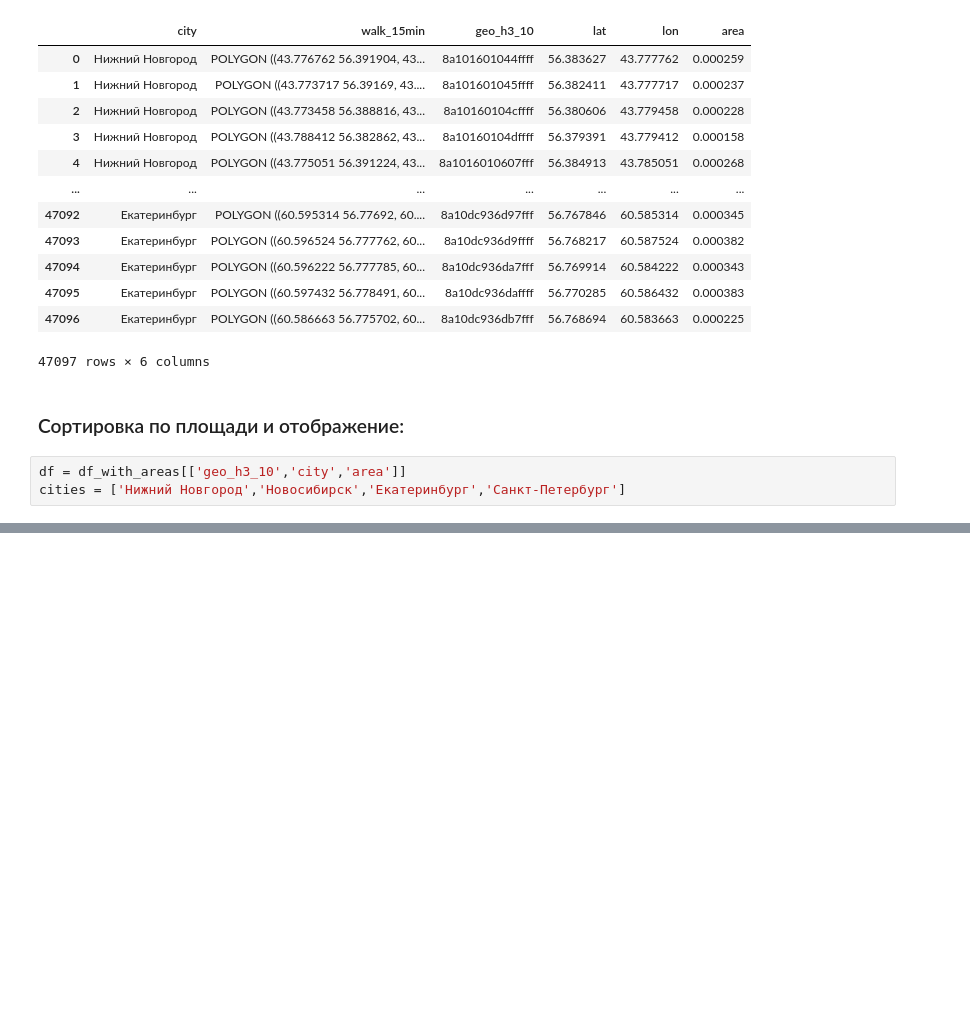
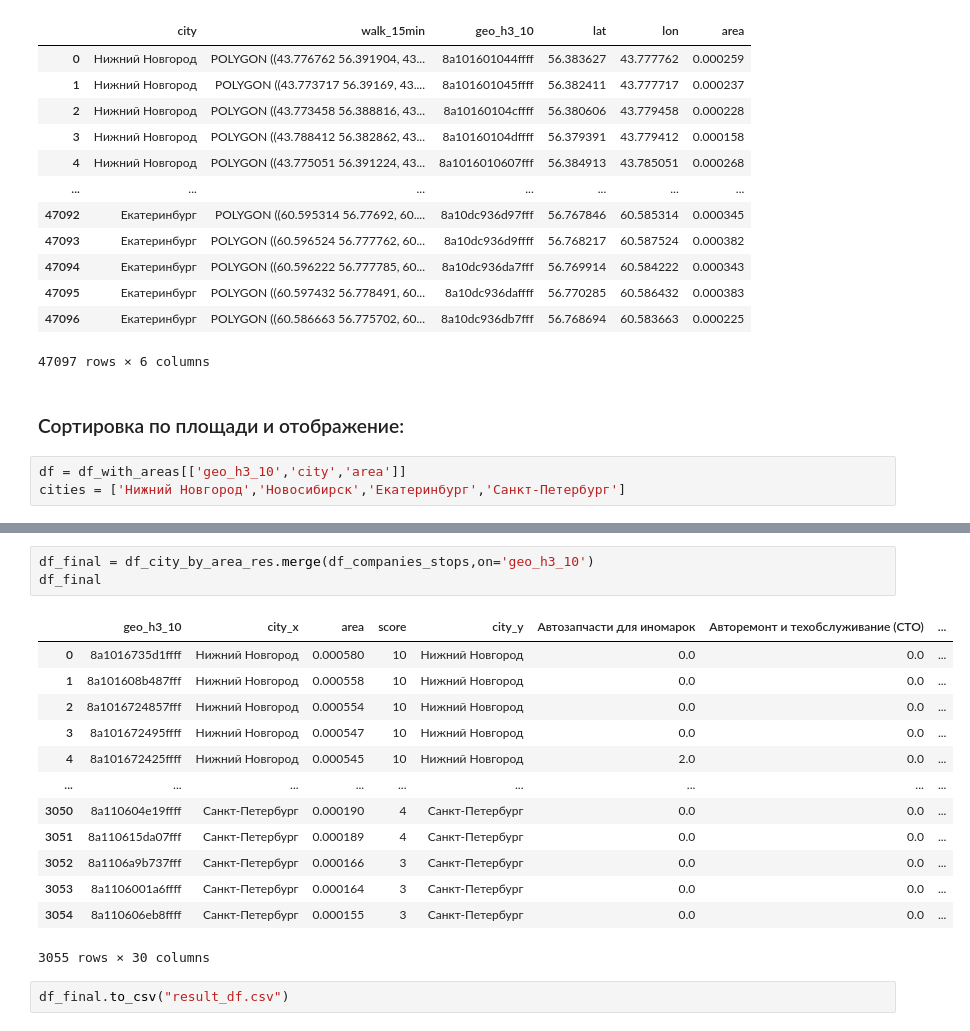
Before and after one commit to vladislav3112/alpha-bank-contest, a Jupyter notebook: result.ipynb, the cells around one changed output, grey strips where cells are left out. Drawn from its saved outputs; the diff is of its cells as text; blank space fills up the shorter version.

```diff
--- a/result.ipynb
+++ b/result.ipynb
@@ -286,0 +349,19 @@ See the caveats in the documentation: https://pandas.pydata.org/pandas-docs/stab
+# %%
+df_final = df_city_by_area_res.merge(df_companies_stops,on='geo_h3_10')
+df_final
+# %% [output]
+|  | geo_h3_10 | city_x | area | score | city_y | Автозапчасти для иномарок | Авторемонт и техобслуживание (СТО) | ... |
+| 0 | 8a1016735d1ffff | Нижний Новгород | 0.000580 | 10 | Нижний Новгород | 0.0 | 0.0 | ... |
+| 1 | 8a101608b487fff | Нижний Новгород | 0.000558 | 10 | Нижний Новгород | 0.0 | 0.0 | ... |
+| 2 | 8a1016724857fff | Нижний Новгород | 0.000554 | 10 | Нижний Новгород | 0.0 | 0.0 | ... |
+| 3 | 8a101672495ffff | Нижний Новгород | 0.000547 | 10 | Нижний Новгород | 0.0 | 0.0 | ... |
+| 4 | 8a101672425ffff | Нижний Новгород | 0.000545 | 10 | Нижний Новгород | 2.0 | 0.0 | ... |
+| ... | ... | ... | ... | ... | ... | ... | ... | ... |
+| 3050 | 8a110604e19ffff | Санкт-Петербург | 0.000190 | 4 | Санкт-Петербург | 0.0 | 0.0 | ... |
+| 3051 | 8a110615da07fff | Санкт-Петербург | 0.000189 | 4 | Санкт-Петербург | 0.0 | 0.0 | ... |
+| 3052 | 8a1106a9b737fff | Санкт-Петербург | 0.000166 | 3 | Санкт-Петербург | 0.0 | 0.0 | ... |
+| 3053 | 8a1106001a6ffff | Санкт-Петербург | 0.000164 | 3 | Санкт-Петербург | 0.0 | 0.0 | ... |
+| 3054 | 8a110606eb8ffff | Санкт-Петербург | 0.000155 | 3 | Санкт-Петербург | 0.0 | 0.0 | ... |
+3055 rows × 30 columns
+# %%
+df_final.to_csv("result_df.csv")
```
Also changed, not shown: parts of 12 cells of this notebook.
